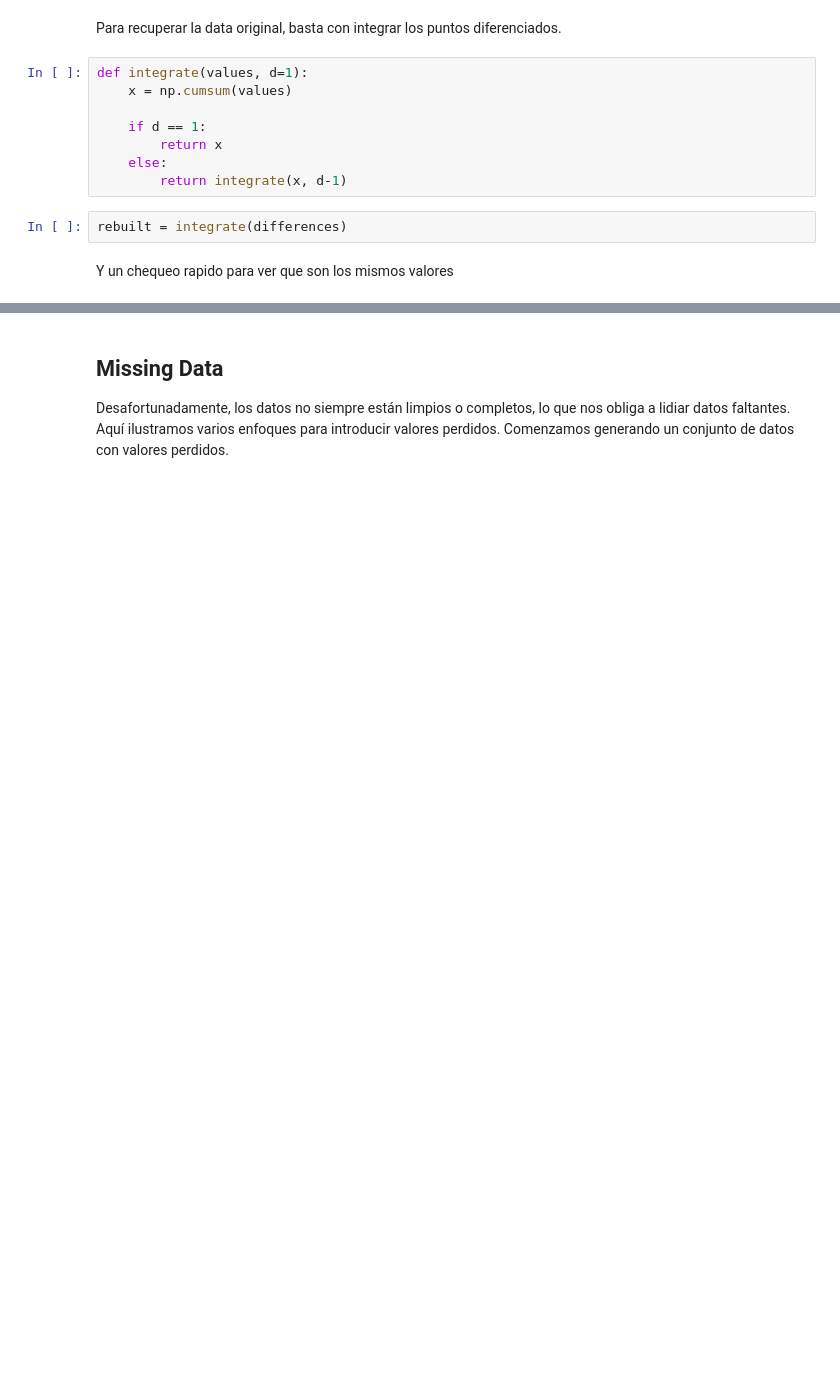
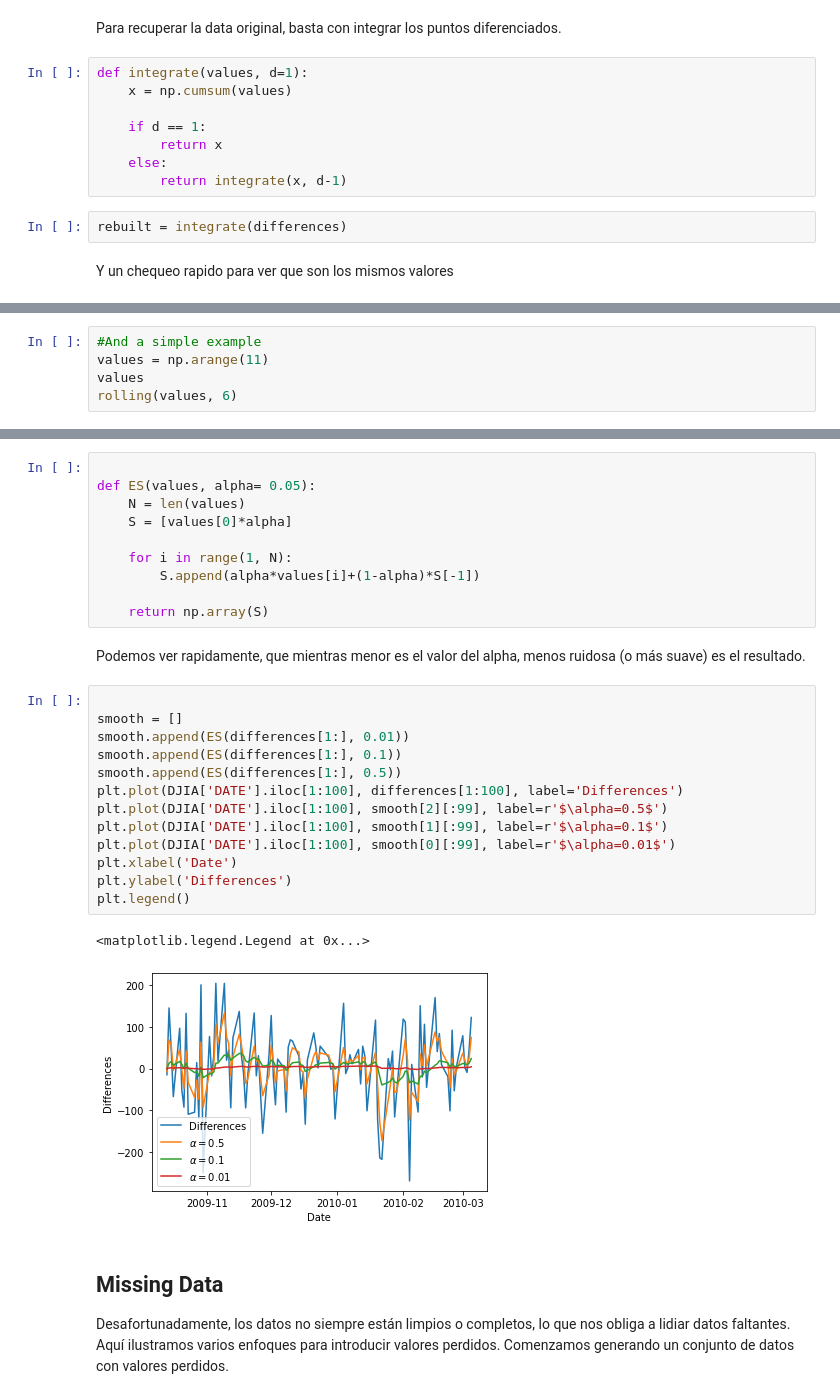
Before and after one commit to melanieoyarzun/taller_seriestiempo_IDS, a Jupyter notebook: Notebook-taller-bloque1.ipynb, the cells around one changed output, grey strips where cells are left out. Cells and saved outputs as stored; diff of their text form; blank space fills up the shorter version.

```diff
--- a/Notebook-taller-bloque1.ipynb
+++ b/Notebook-taller-bloque1.ipynb
@@ -410,0 +549,5 @@ plt.legend()
+# %%
+#And a simple example
+values = np.arange(11)
+values
+rolling(values, 6)
@@ -411,3 +579,31 @@ plt.legend()
+# %%
+
+def ES(values, alpha= 0.05):
+    N = len(values)
+    S = [values[0]*alpha]
+
+    for i in range(1, N):
+        S.append(alpha*values[i]+(1-alpha)*S[-1])
+
+    return np.array(S)
+# %% [markdown]
+Podemos ver rapidamente, que mientras menor es el valor del alpha, menos ruidosa (o más suave) es el resultado.
+# %%
+
+smooth = []
+smooth.append(ES(differences[1:], 0.01))
+smooth.append(ES(differences[1:], 0.1))
+smooth.append(ES(differences[1:], 0.5))
+plt.plot(DJIA['DATE'].iloc[1:100], differences[1:100], label='Differences')
+plt.plot(DJIA['DATE'].iloc[1:100], smooth[2][:99], label=r'$\alpha=0.5$')
+plt.plot(DJIA['DATE'].iloc[1:100], smooth[1][:99], label=r'$\alpha=0.1$')
+plt.plot(DJIA['DATE'].iloc[1:100], smooth[0][:99], label=r'$\alpha=0.01$')
+plt.xlabel('Date')
+plt.ylabel('Differences')
+plt.legend()
+# %% [output]
+<matplotlib.legend.Legend at 0x...>
+[figure, added]
 # %% [markdown]
 ## Missing Data
 
```
Also changed, not shown: parts of 51 cells of this notebook, 2 other files.
